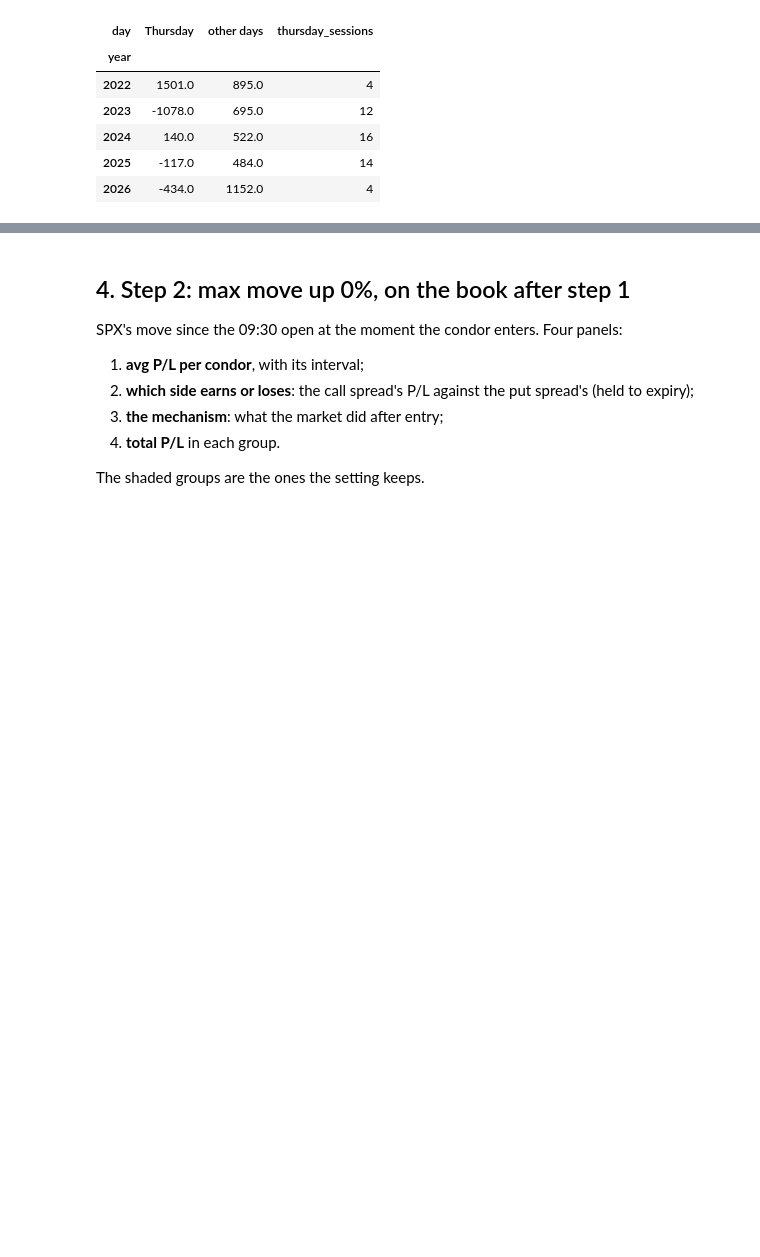
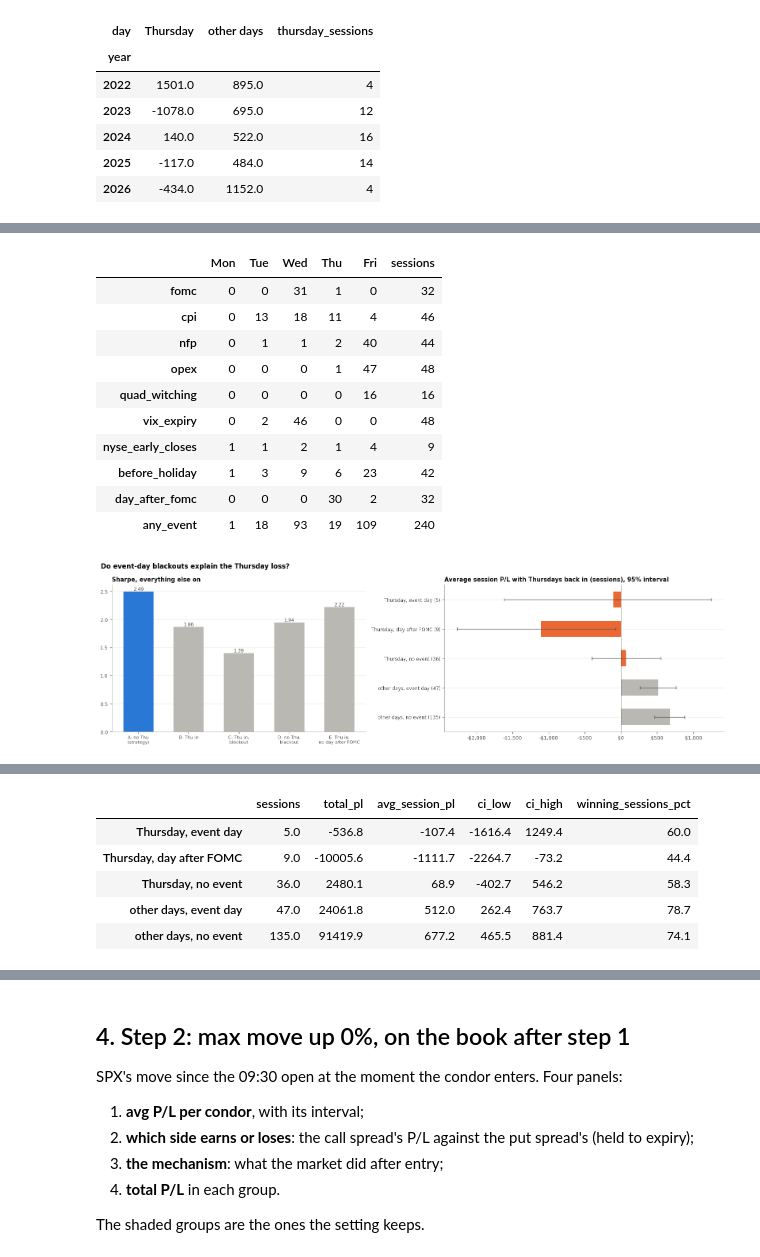
Before and after one commit to adam-masri24/ic-strat-notebooks, a Jupyter notebook: strategies/ic_strat/notebooks/ic_analysis.ipynb, the cells around one changed output, grey strips where cells are left out. Saved outputs shown, nothing was run; the diff lists cells and outputs as text; code cells hidden in the pictures; blank space fills up the shorter version.

Commit message:
Event-day blackout test, tranche P/L per margin and correlation, SMA A/B without 'both', robustness section
Co-Authored-By: Claude Opus 5.5 (1M context) <noreply@anthropic.com>

```diff
--- a/strategies/ic_strat/notebooks/ic_analysis.ipynb
+++ b/strategies/ic_strat/notebooks/ic_analysis.ipynb
@@ -441,0 +457,23 @@ against that. Skipping the day is the only filter that removes it.
+# %%
+ev = evm.event_days(pd.DatetimeIndex(fv.Calendars.of(study.panel).all))
+display(evm.by_weekday(ev))
+evab, evsplit = casc.blackout, casc.blackout_split
+evm.fig_blackout(evab, evsplit); plt.show()
+view = evab[["trades", "sessions", "total_pl", "sharpe", "sharpe_to_2024", "sharpe_from_2025", "max_drawdown", "sharpe_vs_A", "ci_low",
+             "ci_high", "p_better_than_A", "t_sharpe", "p_sharpe", "t_daily_pl", "p_daily_pl"]].astype(float).round(3)
+view.attrs = {}
+display(view.T)
+display(evsplit.round(1))
+# %% [output]
+|  | Mon | Tue | Wed | Thu | Fri | sessions |
+| fomc | 0 | 0 | 31 | 1 | 0 | 32 |
+| cpi | 0 | 13 | 18 | 11 | 4 | 46 |
+| nfp | 0 | 1 | 1 | 2 | 40 | 44 |
+| opex | 0 | 0 | 0 | 1 | 47 | 48 |
+| quad_witching | 0 | 0 | 0 | 0 | 16 | 16 |
+| vix_expiry | 0 | 2 | 46 | 0 | 0 | 48 |
+| nyse_early_closes | 1 | 1 | 2 | 1 | 4 | 9 |
+| before_holiday | 1 | 3 | 9 | 6 | 23 | 42 |
+| day_after_fomc | 0 | 0 | 0 | 30 | 2 | 32 |
+| any_event | 1 | 18 | 93 | 19 | 109 | 240 |
+[figure, added]
@@ -441,0 +496,6 @@ against that. Skipping the day is the only filter that removes it.
+|  | sessions | total_pl | avg_session_pl | ci_low | ci_high | winning_sessions_pct |
+| Thursday, event day | 5.0 | -536.8 | -107.4 | -1616.4 | 1249.4 | 60.0 |
+| Thursday, day after FOMC | 9.0 | -10005.6 | -1111.7 | -2264.7 | -73.2 | 44.4 |
+| Thursday, no event | 36.0 | 2480.1 | 68.9 | -402.7 | 546.2 | 58.3 |
+| other days, event day | 47.0 | 24061.8 | 512.0 | 262.4 | 763.7 | 78.7 |
+| other days, no event | 135.0 | 91419.9 | 677.2 | 465.5 | 881.4 | 74.1 |
```
Also changed, not shown: parts of 17 cells of this notebook, 52 other files.
